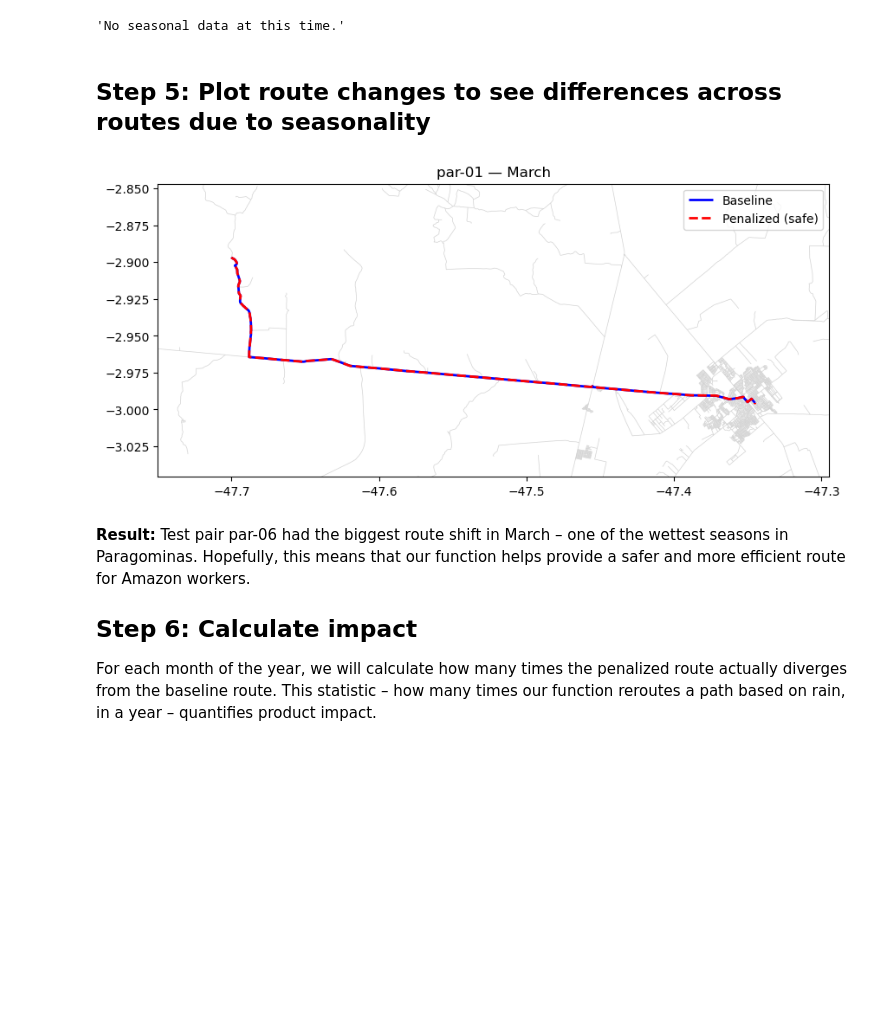
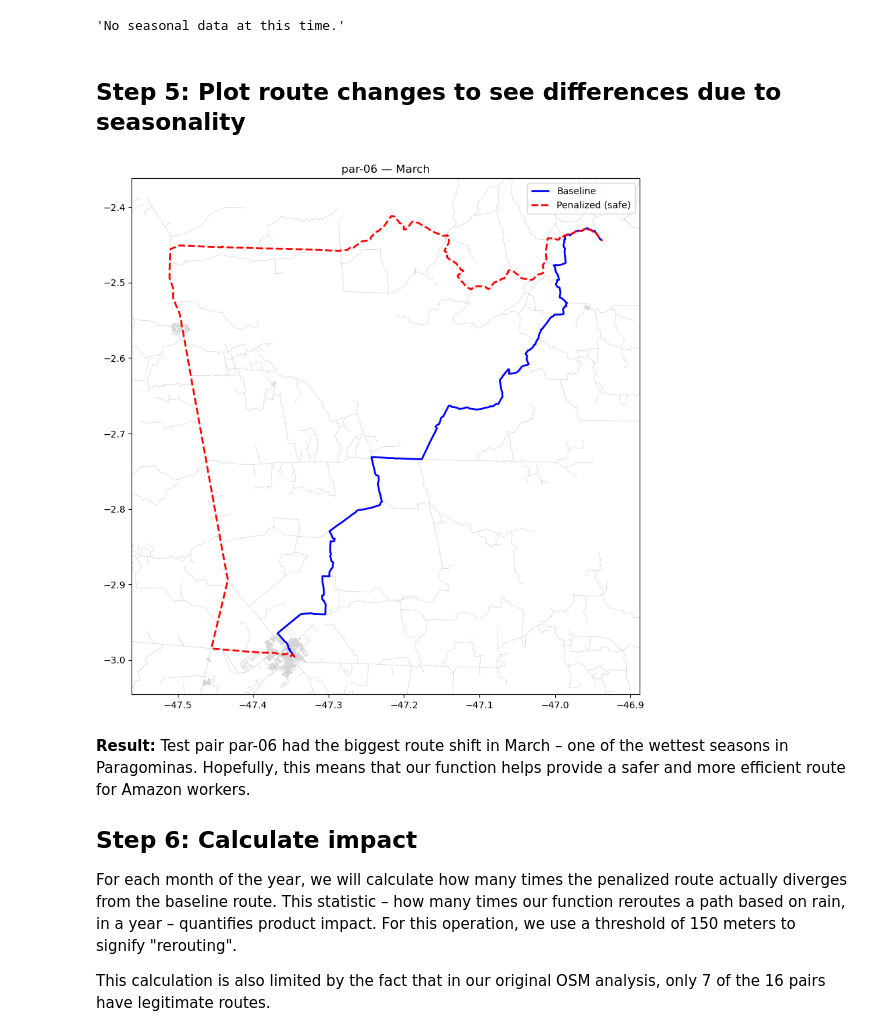
Before and after one commit to sofiasarak/amazoniahack26, a Jupyter notebook: avoid_rivers_func.ipynb, the cells around one changed output. Cells and saved outputs as stored; diff of their text form; code cells hidden in the pictures; blank space fills up the shorter version.

Commit message:
Finalize function

```diff
--- a/avoid_rivers_func.ipynb
+++ b/avoid_rivers_func.ipynb
@@ -473,7 +473,7 @@ route_for_month(G, crossings, test_pairs, 'December', 'Acre')
 # %% [output]
 'No seasonal data at this time.'
 # %% [markdown]
-## Step 5: Plot route changes to see differences across routes due to seasonality
+## Step 5: Plot route changes to see differences due to seasonality
 # %%
 # built function to plot both penalized and base route
 def plot_routes(row, osm_roads_f=None, padding=0.05):
@@ -507,20 +507,22 @@ def plot_routes(row, osm_roads_f=None, padding=0.05):
 # %%
 # in order to plot:
 
 # 1. run and save results from route_for_month() function
 march_results = route_for_month(G, crossings, test_pairs, 'March', 'Paragominas')
 
 # 2. specify which pair/route you are interested in
-row = march_results[march_results.id == 'par-01'].iloc[0]
+row = march_results[march_results.id == 'par-06'].iloc[0]
 
 # 3. plot, with the OSM base roads in gray
 plot_routes(row, osm_roads_f)
 # %% [output]
-[figure, old version]
+[figure, new version]
 # %% [markdown]
 **Result:** Test pair par-06 had the biggest route shift in March – one of the wettest seasons in Paragominas. Hopefully, this means that our function helps provide a safer and more efficient route for Amazon workers.
 
 ## Step 6: Calculate impact
 
-For each month of the year, we will calculate how many times the penalized route actually diverges from the baseline route. This statistic – how many times our function reroutes a path based on rain, in a year – quantifies product impact.
+For each month of the year, we will calculate how many times the penalized route actually diverges from the baseline route. This statistic – how many times our function reroutes a path based on rain, in a year – quantifies product impact. For this operation, we use a threshold of 150 meters to signify "rerouting".
+
+This calculation is also limited by the fact that in our original OSM analysis, only 7 of the 16 pairs have legitimate routes.
 # %%
```
Also changed, not shown: parts of 5 cells of this notebook.
